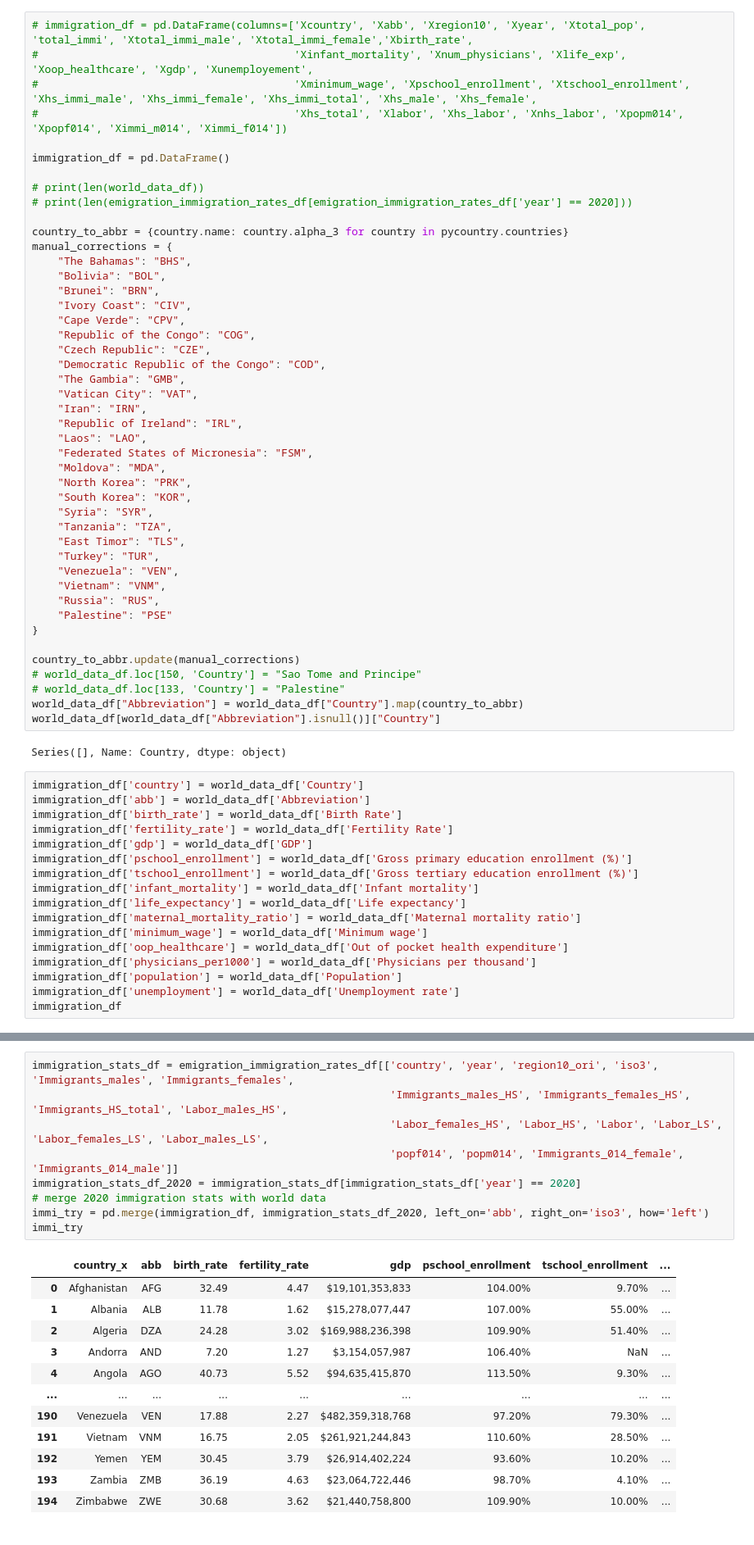
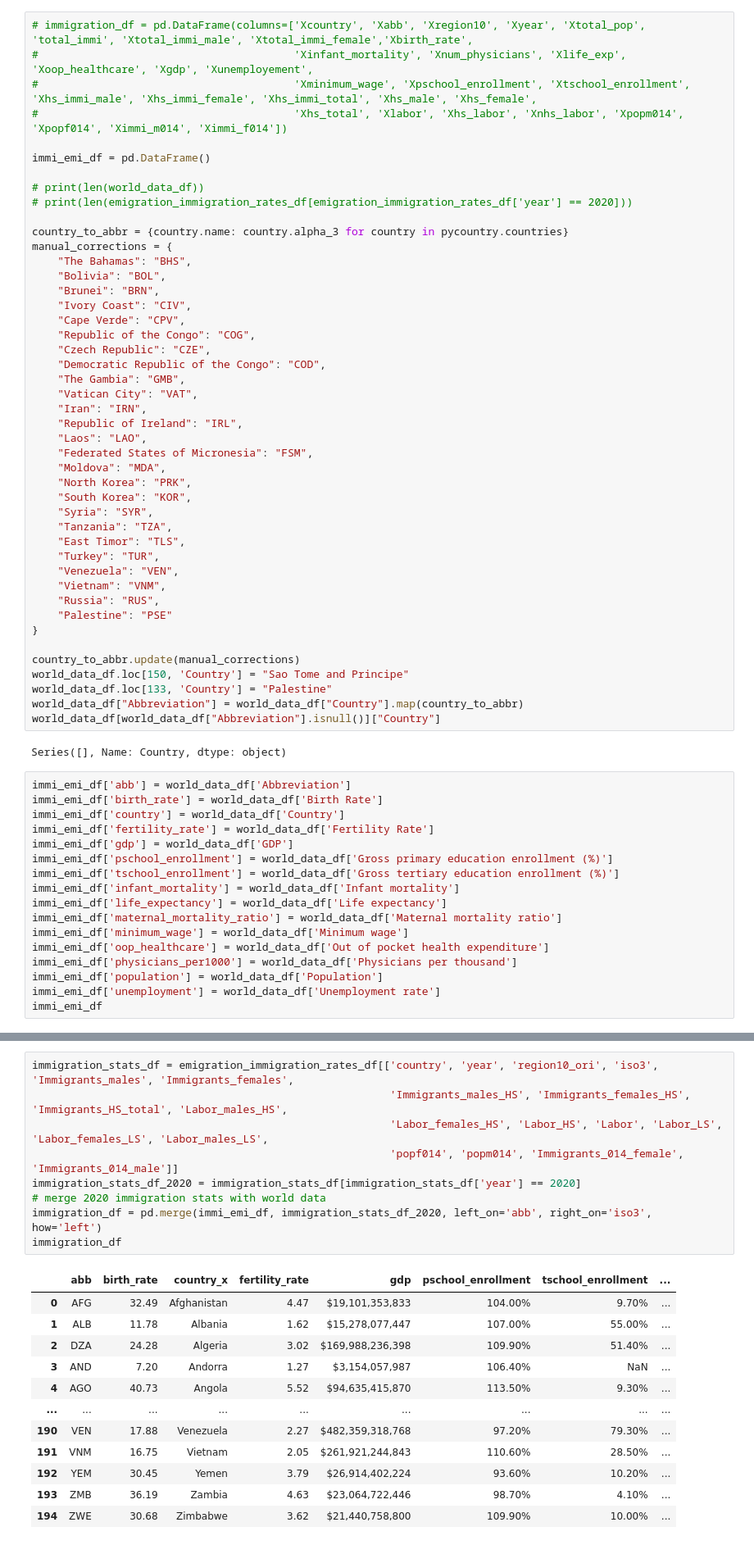
Before and after one commit to darimaria/emigration_patterns, a Jupyter notebook: emigration_analysis.ipynb, the cells around one changed output, grey strips where cells are left out. Shown at 82% size. Drawn from its saved outputs; the diff is of its cells as text.

```diff
--- a/emigration_analysis.ipynb
+++ b/emigration_analysis.ipynb
@@ -18,7 +18,7 @@ Correcting and supplementing 3 letter codes
 #                                        'Xminimum_wage', 'Xpschool_enrollment', 'Xtschool_enrollment', 'Xhs_immi_male', 'Xhs_immi_female', 'Xhs_immi_total', 'Xhs_male', 'Xhs_female',
 #                                        'Xhs_total', 'Xlabor', 'Xhs_labor', 'Xnhs_labor', 'Xpopm014', 'Xpopf014', 'Ximmi_m014', 'Ximmi_f014'])
 
-immigration_df = pd.DataFrame()
+immi_emi_df = pd.DataFrame()
 
 # print(len(world_data_df))
 # print(len(emigration_immigration_rates_df[emigration_immigration_rates_df['year'] == 2020]))
@@ -53,27 +53,27 @@ manual_corrections = {
 }
 
 country_to_abbr.update(manual_corrections)
-# world_data_df.loc[150, 'Country'] = "Sao Tome and Principe"
-# world_data_df.loc[133, 'Country'] = "Palestine"
+world_data_df.loc[150, 'Country'] = "Sao Tome and Principe"
+world_data_df.loc[133, 'Country'] = "Palestine"
 world_data_df["Abbreviation"] = world_data_df["Country"].map(country_to_abbr)
 world_data_df[world_data_df["Abbreviation"].isnull()]["Country"]
 # %% [output]
 Series([], Name: Country, dtype: object)
 # %%
-immigration_df['country'] = world_data_df['Country']
-immigration_df['abb'] = world_data_df['Abbreviation']
-immigration_df['birth_rate'] = world_data_df['Birth Rate']
-immigration_df['fertility_rate'] = world_data_df['Fertility Rate']
-immigration_df['gdp'] = world_data_df['GDP']
-immigration_df['pschool_enrollment'] = world_data_df['Gross primary education enrollment (%)']
-immigration_df['tschool_enrollment'] = world_data_df['Gross tertiary education enrollment (%)']
-immigration_df['infant_mortality'] = world_data_df['Infant mortality']
-immigration_df['life_expectancy'] = world_data_df['Life expectancy']
-immigration_df['maternal_mortality_ratio'] = world_data_df['Maternal mortality ratio']
-immigration_df['minimum_wage'] = world_data_df['Minimum wage']
-immigration_df['oop_healthcare'] = world_data_df['Out of pocket health expenditure']
-immigration_df['physicians_per1000'] = world_data_df['Physicians per thousand']
-immigration_df['population'] = world_data_df['Population']
-immigration_df['unemployment'] = world_data_df['Unemployment rate']
-immigration_df
+immi_emi_df['abb'] = world_data_df['Abbreviation']
+immi_emi_df['birth_rate'] = world_data_df['Birth Rate']
+immi_emi_df['country'] = world_data_df['Country']
+immi_emi_df['fertility_rate'] = world_data_df['Fertility Rate']
+immi_emi_df['gdp'] = world_data_df['GDP']
+immi_emi_df['pschool_enrollment'] = world_data_df['Gross primary education enrollment (%)']
+immi_emi_df['tschool_enrollment'] = world_data_df['Gross tertiary education enrollment (%)']
+immi_emi_df['infant_mortality'] = world_data_df['Infant mortality']
+immi_emi_df['life_expectancy'] = world_data_df['Life expectancy']
+immi_emi_df['maternal_mortality_ratio'] = world_data_df['Maternal mortality ratio']
+immi_emi_df['minimum_wage'] = world_data_df['Minimum wage']
+immi_emi_df['oop_healthcare'] = world_data_df['Out of pocket health expenditure']
+immi_emi_df['physicians_per1000'] = world_data_df['Physicians per thousand']
+immi_emi_df['population'] = world_data_df['Population']
+immi_emi_df['unemployment'] = world_data_df['Unemployment rate']
+immi_emi_df
 # %% [output]
@@ -93,23 +93,23 @@ immigration_df
 # %%
 immigration_stats_df = emigration_immigration_rates_df[['country', 'year', 'region10_ori', 'iso3', 'Immigrants_males', 'Immigrants_females',
                                                         'Immigrants_males_HS', 'Immigrants_females_HS', 'Immigrants_HS_total', 'Labor_males_HS',
                                                         'Labor_females_HS', 'Labor_HS', 'Labor', 'Labor_LS', 'Labor_females_LS', 'Labor_males_LS',
                                                         'popf014', 'popm014', 'Immigrants_014_female', 'Immigrants_014_male']]
 immigration_stats_df_2020 = immigration_stats_df[immigration_stats_df['year'] == 2020]
 # merge 2020 immigration stats with world data
-immi_try = pd.merge(immigration_df, immigration_stats_df_2020, left_on='abb', right_on='iso3', how='left')
-immi_try
+immigration_df = pd.merge(immi_emi_df, immigration_stats_df_2020, left_on='abb', right_on='iso3', how='left')
+immigration_df
 # %% [output]
-|  | country_x | abb | birth_rate | fertility_rate | gdp | pschool_enrollment | tschool_enrollment | ... |
-| 0 | Afghanistan | AFG | 32.49 | 4.47 | $19,101,353,833 | 104.00% | 9.70% | ... |
-| 1 | Albania | ALB | 11.78 | 1.62 | $15,278,077,447 | 107.00% | 55.00% | ... |
-| 2 | Algeria | DZA | 24.28 | 3.02 | $169,988,236,398 | 109.90% | 51.40% | ... |
-| 3 | Andorra | AND | 7.20 | 1.27 | $3,154,057,987 | 106.40% | NaN | ... |
-| 4 | Angola | AGO | 40.73 | 5.52 | $94,635,415,870 | 113.50% | 9.30% | ... |
+|  | abb | birth_rate | country_x | fertility_rate | gdp | pschool_enrollment | tschool_enrollment | ... |
+| 0 | AFG | 32.49 | Afghanistan | 4.47 | $19,101,353,833 | 104.00% | 9.70% | ... |
+| 1 | ALB | 11.78 | Albania | 1.62 | $15,278,077,447 | 107.00% | 55.00% | ... |
+| 2 | DZA | 24.28 | Algeria | 3.02 | $169,988,236,398 | 109.90% | 51.40% | ... |
+| 3 | AND | 7.20 | Andorra | 1.27 | $3,154,057,987 | 106.40% | NaN | ... |
+| 4 | AGO | 40.73 | Angola | 5.52 | $94,635,415,870 | 113.50% | 9.30% | ... |
 | ... | ... | ... | ... | ... | ... | ... | ... | ... |
-| 190 | Venezuela | VEN | 17.88 | 2.27 | $482,359,318,768 | 97.20% | 79.30% | ... |
-| 191 | Vietnam | VNM | 16.75 | 2.05 | $261,921,244,843 | 110.60% | 28.50% | ... |
-| 192 | Yemen | YEM | 30.45 | 3.79 | $26,914,402,224 | 93.60% | 10.20% | ... |
-| 193 | Zambia | ZMB | 36.19 | 4.63 | $23,064,722,446 | 98.70% | 4.10% | ... |
-| 194 | Zimbabwe | ZWE | 30.68 | 3.62 | $21,440,758,800 | 109.90% | 10.00% | ... |
+| 190 | VEN | 17.88 | Venezuela | 2.27 | $482,359,318,768 | 97.20% | 79.30% | ... |
+| 191 | VNM | 16.75 | Vietnam | 2.05 | $261,921,244,843 | 110.60% | 28.50% | ... |
+| 192 | YEM | 30.45 | Yemen | 3.79 | $26,914,402,224 | 93.60% | 10.20% | ... |
+| 193 | ZMB | 36.19 | Zambia | 4.63 | $23,064,722,446 | 98.70% | 4.10% | ... |
+| 194 | ZWE | 30.68 | Zimbabwe | 3.62 | $21,440,758,800 | 109.90% | 10.00% | ... |
 195 rows × 35 columns
```
Also changed, not shown: parts of 3 cells of this notebook, 3 other files.
